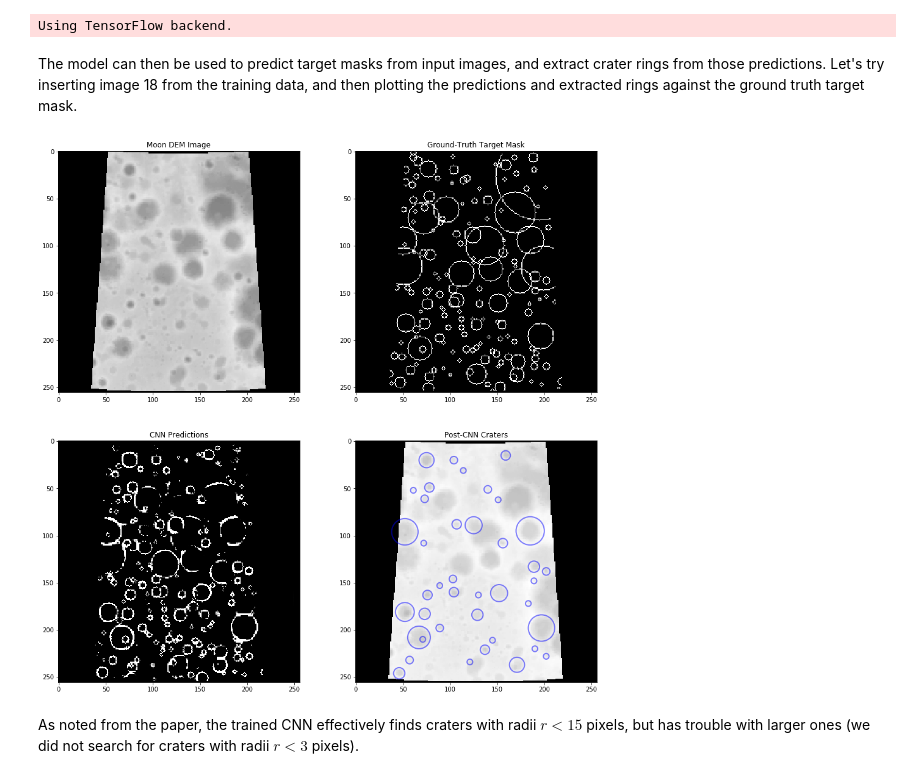
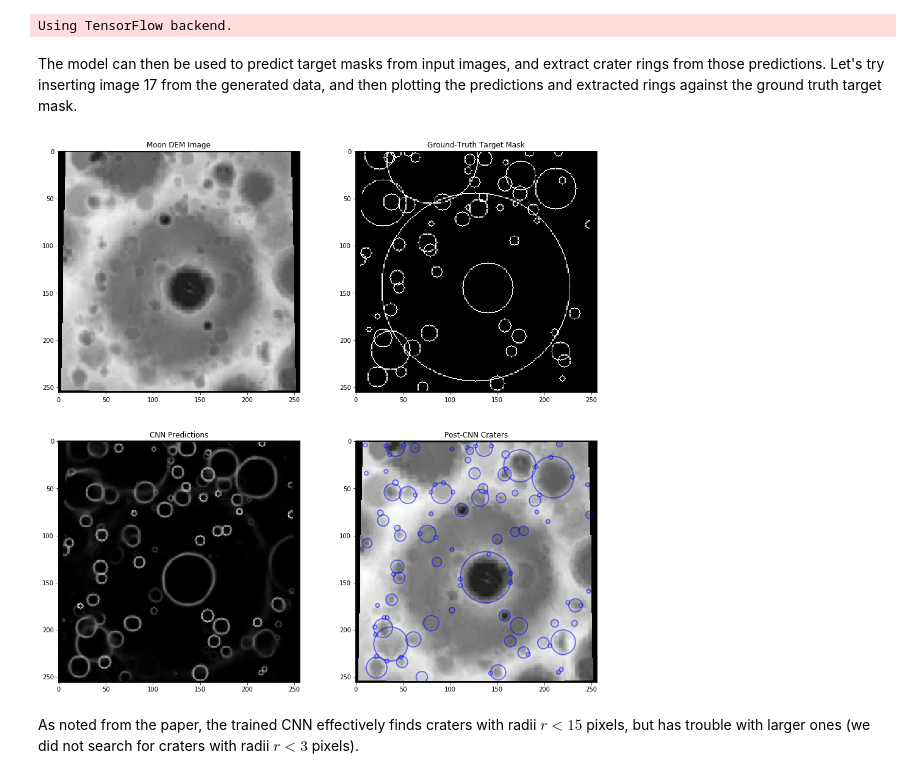
Before and after one commit to silburt/DeepMoon, a Jupyter notebook: docs/Using Zenodo Data.ipynb, the cells around one changed output. Cells and saved outputs as stored; diff of their text form; code cells hidden in the pictures.

Commit message:
Fixed bug in documentation where data was not preprocessed before (#20)
being passed to model.predict.

```diff
--- a/docs/Using Zenodo Data.ipynb
+++ b/docs/Using Zenodo Data.ipynb
@@ -109,11 +110,19 @@ igen.GenDataset(img, craters, zenodo_path + '/test_zenodo', amt=10, seed=1337)
 # %% [markdown]
 This generates `test_zenodo_images.hdf5`, which stores DEM images, and `test_zenodo_craters.hdf5`, which stores ground truth crater data.  We read in the images and plot one pair:
 # %%
+# Read in and pre-process data.
 gen_imgs = h5py.File(zenodo_path + '/test_zenodo_images.hdf5', 'r')
+sample_data = {'imgs': [gen_imgs['input_images'][...].astype('float32'),
+                        gen_imgs['target_masks'][...].astype('float32')]}
+proc.preprocess(sample_data)
+sd_input_images = sample_data['imgs'][0]
+sd_target_masks = sample_data['imgs'][1]
+
+# Plot the data for fun.
 fig = plt.figure(figsize=[12, 6])
 [ax1, ax2] = fig.subplots(1,2)
-ax1.imshow(gen_imgs['input_images'][0][...], origin='upper', cmap='Greys_r', vmin=100, vmax=200)
-ax2.imshow(gen_imgs['target_masks'][0][...], origin='upper', cmap='Greys_r')
+ax1.imshow(sd_input_images[0].squeeze(), origin='upper', cmap='Greys_r', vmin=0, vmax=1.1)
+ax2.imshow(sd_target_masks[0].squeeze(), origin='upper', cmap='Greys_r')
 plt.show()
 # %% [output]
 [figure]
@@ -138,29 +147,31 @@ model = load_model(zenodo_path + '/model_keras1.2.2.h5')
 # %% [output]
 Using TensorFlow backend.
 # %% [markdown]
-The model can then be used to predict target masks from input images, and extract crater rings from those predictions.  Let's try inserting image 18 from the training data, and then plotting the predictions and extracted rings against the ground truth target mask.
+The model can then be used to predict target masks from input images, and extract crater rings from those predictions.  Let's try inserting image 17 from the generated data, and then plotting the predictions and extracted rings against the ground truth target mask.
 # %%
-# Use the CNN to make a prediction
-pred = model.predict(np.array(train_imgs['input_images'][17:18][..., np.newaxis]))
+# Use the CNN to make a prediction.  We use [iwant:iwant + 1] to keep input as a 4D tensor.
+# Input data MUST BE PREPROCESSED (see proc.preprocess, above) before being passed into model.predict
+iwant = 17
+pred = model.predict(sd_input_images[iwant:iwant + 1])
 # Use scikit-image template matching to extract crater locations.  Only search for craters with r >= 3 pixels.
-extracted_rings = tmt.template_match_t(pred[0].copy(), minrad=3.)
+extracted_rings = tmt.template_match_t(pred[0].copy(), minrad=2.)
 
 fig = plt.figure(figsize=[16, 16])
-[[ax1, ax2], [ax3, ax4]] = fig.subplots(2,2)
-ax1.imshow(train_imgs['input_images'][17][...], origin='upper', cmap='Greys_r', vmin=50, vmax=200)
-ax2.imshow(train_imgs['target_masks'][17][...], origin='upper', cmap='Greys_r', vmin=0, vmax=1)
+[[ax1, ax2], [ax3, ax4]] = fig.subplots(2, 2)
+ax1.imshow(sd_input_images[iwant].squeeze(), origin='upper', cmap='Greys_r', vmin=0, vmax=1.1)
+ax2.imshow(sd_target_masks[iwant].squeeze(), origin='upper', cmap='Greys_r')
 ax3.imshow(pred[0], origin='upper', cmap='Greys_r', vmin=0, vmax=1)
-ax4.imshow(train_imgs['input_images'][17][...], origin='upper', cmap="Greys_r")
+ax4.imshow(sd_input_images[iwant].squeeze(), origin='upper', cmap="Greys_r")
 for x, y, r in extracted_rings:
     circle = plt.Circle((x, y), r, color='blue', fill=False, linewidth=2, alpha=0.5)
     ax4.add_artist(circle)
 ax1.set_title('Moon DEM Image')
 ax2.set_title('Ground-Truth Target Mask')
 ax3.set_title('CNN Predictions')
 ax4.set_title('Post-CNN Craters')
 plt.show()
 # %% [output]
-[figure, old version]
+[figure, new version]
 # %% [markdown]
 As noted from the paper, the trained CNN effectively finds craters with radii $r < 15$ pixels, but has trouble with larger ones (we did not search for craters with radii $r < 3$ pixels).
 # %% [markdown]
```
Also changed, not shown: parts of 1 cell of this notebook.
